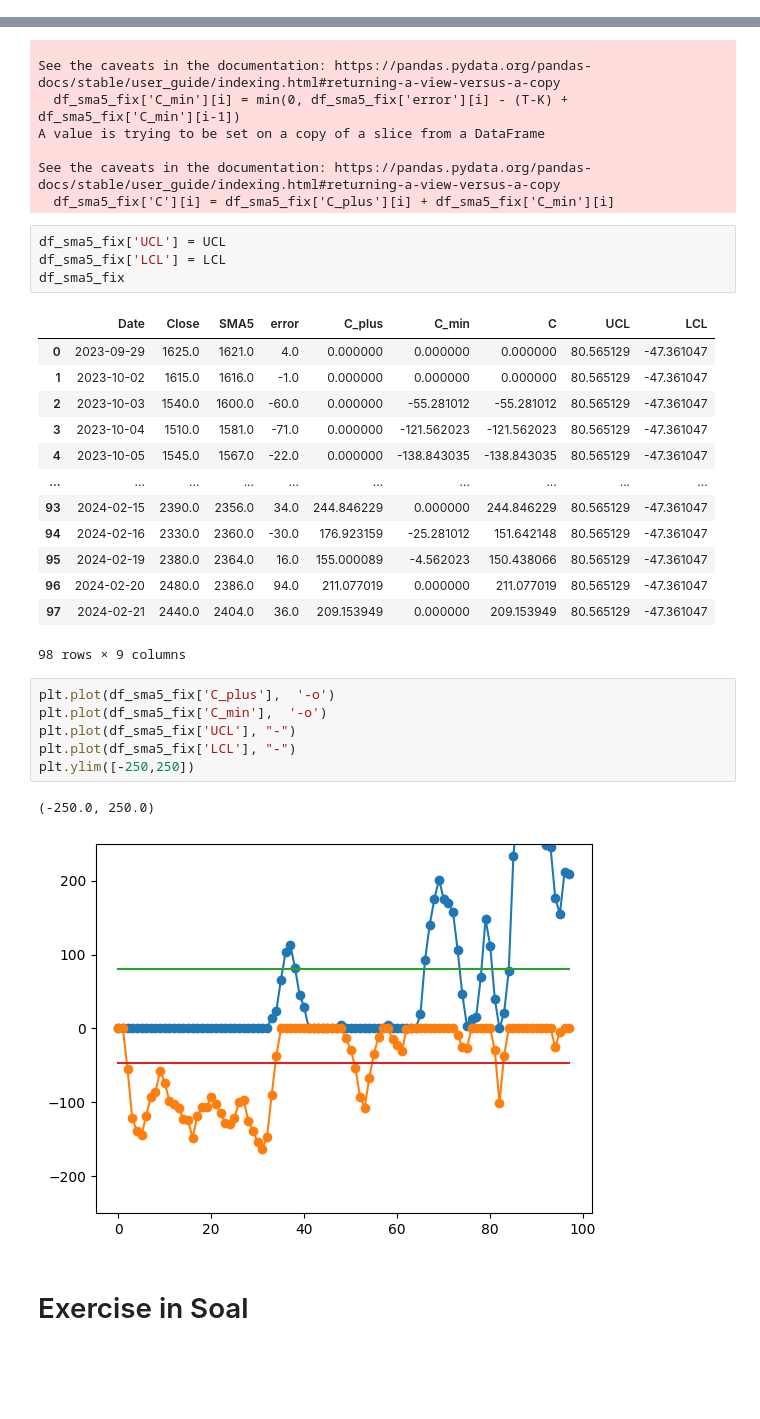
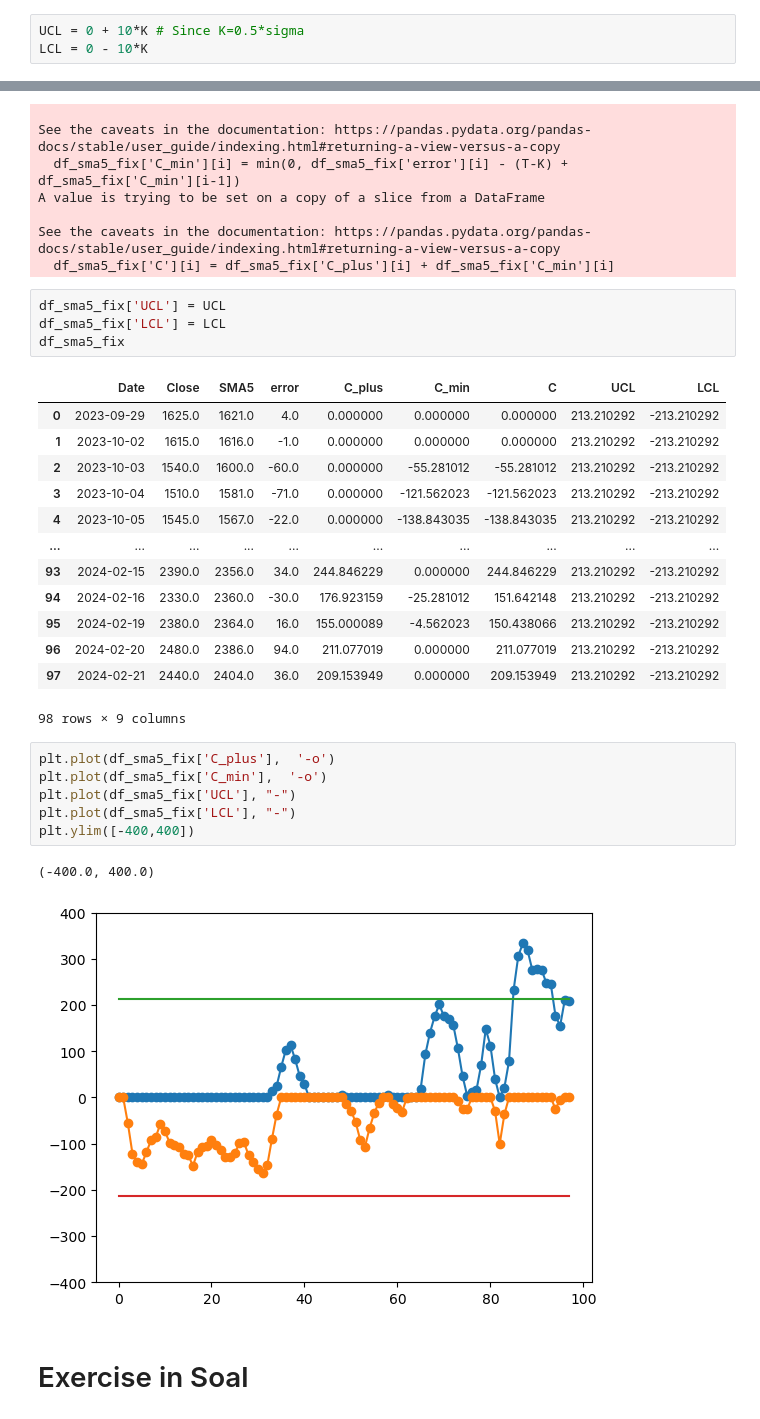
Before and after one commit to Fuuad31/Metode-Peramalan, a Jupyter notebook: Week II/2_BRIS_Forecasting.ipynb, the cells around one changed output, grey strips where cells are left out. Drawn from its saved outputs; the diff is of its cells as text; blank space fills up the shorter version.

```diff
--- a/Week II/2_BRIS_Forecasting.ipynb
+++ b/Week II/2_BRIS_Forecasting.ipynb
@@ -191,3 +188,6 @@ LCL = T - 3*K
+# %%
+UCL = 0 + 10*K # Since K=0.5*sigma
+LCL = 0 - 10*K
 # %%
 df_sma5_fix['C_plus'] = 0
 df_sma5_fix['C_min'] = 0
@@ -216,27 +216,27 @@ df_sma5_fix['LCL'] = LCL
 df_sma5_fix
 # %% [output]
 |  | Date | Close | SMA5 | error | C_plus | C_min | C | UCL | LCL |
-| 0 | 2023-09-29 | 1625.0 | 1621.0 | 4.0 | 0.000000 | 0.000000 | 0.000000 | 80.565129 | -47.361047 |
-| 1 | 2023-10-02 | 1615.0 | 1616.0 | -1.0 | 0.000000 | 0.000000 | 0.000000 | 80.565129 | -47.361047 |
-| 2 | 2023-10-03 | 1540.0 | 1600.0 | -60.0 | 0.000000 | -55.281012 | -55.281012 | 80.565129 | -47.361047 |
-| 3 | 2023-10-04 | 1510.0 | 1581.0 | -71.0 | 0.000000 | -121.562023 | -121.562023 | 80.565129 | -47.361047 |
-| 4 | 2023-10-05 | 1545.0 | 1567.0 | -22.0 | 0.000000 | -138.843035 | -138.843035 | 80.565129 | -47.361047 |
+| 0 | 2023-09-29 | 1625.0 | 1621.0 | 4.0 | 0.000000 | 0.000000 | 0.000000 | 213.210292 | -213.210292 |
+| 1 | 2023-10-02 | 1615.0 | 1616.0 | -1.0 | 0.000000 | 0.000000 | 0.000000 | 213.210292 | -213.210292 |
+| 2 | 2023-10-03 | 1540.0 | 1600.0 | -60.0 | 0.000000 | -55.281012 | -55.281012 | 213.210292 | -213.210292 |
+| 3 | 2023-10-04 | 1510.0 | 1581.0 | -71.0 | 0.000000 | -121.562023 | -121.562023 | 213.210292 | -213.210292 |
+| 4 | 2023-10-05 | 1545.0 | 1567.0 | -22.0 | 0.000000 | -138.843035 | -138.843035 | 213.210292 | -213.210292 |
 | ... | ... | ... | ... | ... | ... | ... | ... | ... | ... |
-| 93 | 2024-02-15 | 2390.0 | 2356.0 | 34.0 | 244.846229 | 0.000000 | 244.846229 | 80.565129 | -47.361047 |
-| 94 | 2024-02-16 | 2330.0 | 2360.0 | -30.0 | 176.923159 | -25.281012 | 151.642148 | 80.565129 | -47.361047 |
-| 95 | 2024-02-19 | 2380.0 | 2364.0 | 16.0 | 155.000089 | -4.562023 | 150.438066 | 80.565129 | -47.361047 |
-| 96 | 2024-02-20 | 2480.0 | 2386.0 | 94.0 | 211.077019 | 0.000000 | 211.077019 | 80.565129 | -47.361047 |
-| 97 | 2024-02-21 | 2440.0 | 2404.0 | 36.0 | 209.153949 | 0.000000 | 209.153949 | 80.565129 | -47.361047 |
+| 93 | 2024-02-15 | 2390.0 | 2356.0 | 34.0 | 244.846229 | 0.000000 | 244.846229 | 213.210292 | -213.210292 |
+| 94 | 2024-02-16 | 2330.0 | 2360.0 | -30.0 | 176.923159 | -25.281012 | 151.642148 | 213.210292 | -213.210292 |
+| 95 | 2024-02-19 | 2380.0 | 2364.0 | 16.0 | 155.000089 | -4.562023 | 150.438066 | 213.210292 | -213.210292 |
+| 96 | 2024-02-20 | 2480.0 | 2386.0 | 94.0 | 211.077019 | 0.000000 | 211.077019 | 213.210292 | -213.210292 |
+| 97 | 2024-02-21 | 2440.0 | 2404.0 | 36.0 | 209.153949 | 0.000000 | 209.153949 | 213.210292 | -213.210292 |
 98 rows × 9 columns
 # %%
 plt.plot(df_sma5_fix['C_plus'],  '-o')
 plt.plot(df_sma5_fix['C_min'],  '-o')
 plt.plot(df_sma5_fix['UCL'], "-")
 plt.plot(df_sma5_fix['LCL'], "-")
-plt.ylim([-250,250])
+plt.ylim([-400,400])
 # %% [output]
-(-250.0, 250.0)
+(-400.0, 400.0)
-[figure, old version]
+[figure, new version]
 # %% [markdown]
 # Exercise in Soal
 # %%
```
Also changed, not shown: parts of 10 cells of this notebook, 2 other files.
